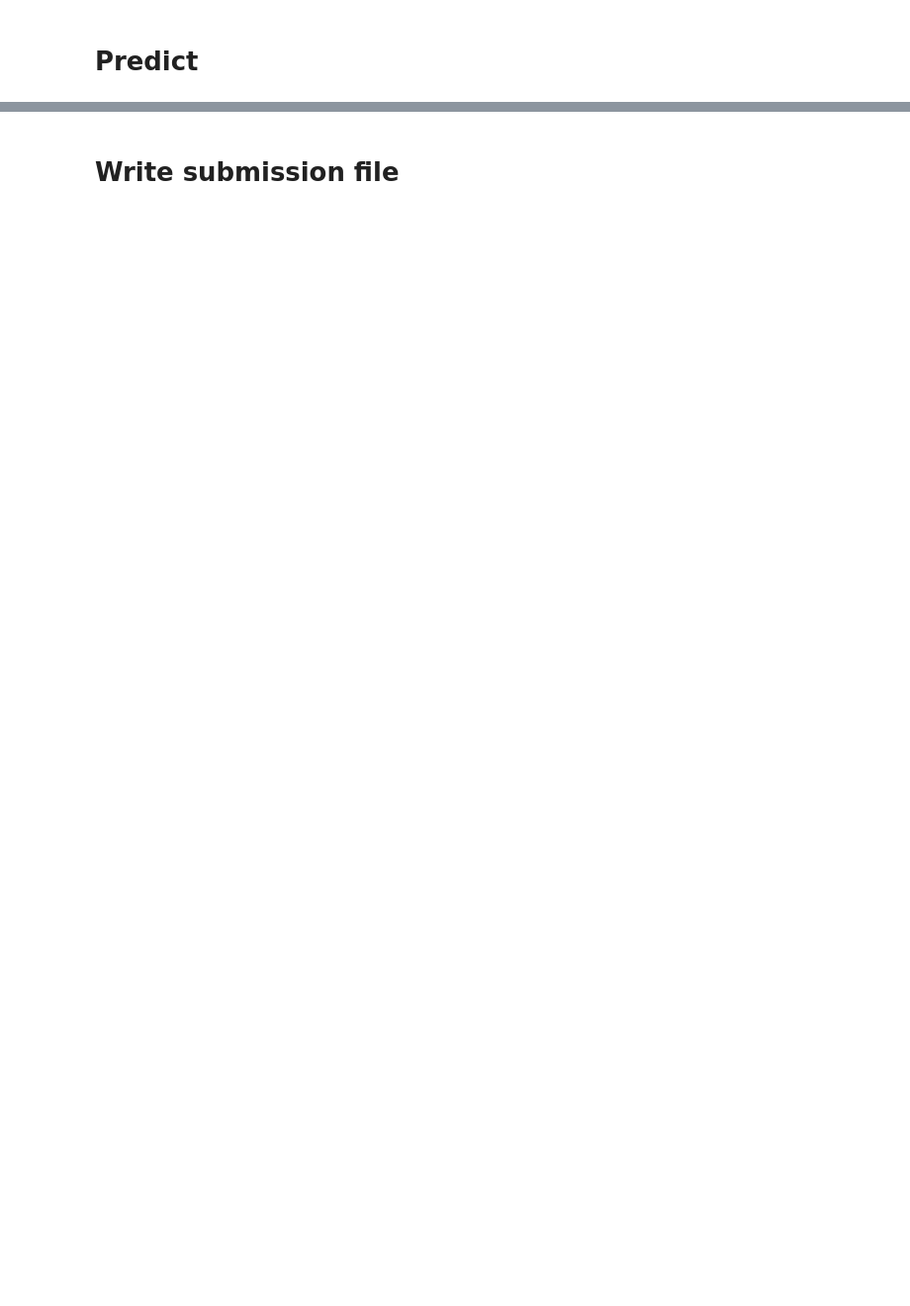
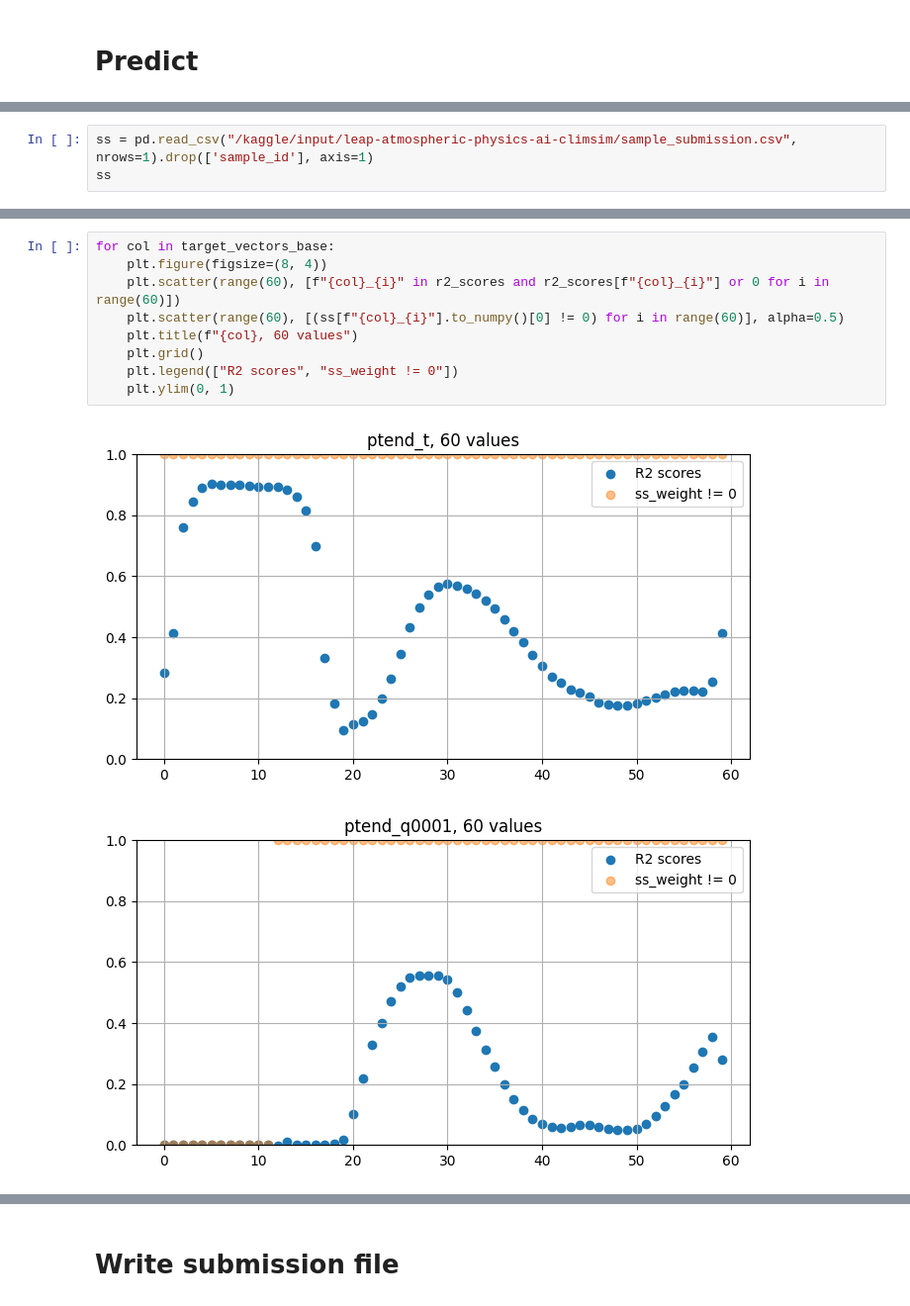
Before and after one commit to szethh/leap, a Jupyter notebook: eda.ipynb, the cells around one changed output, grey strips where cells are left out. Shown at 99% size. Cells and saved outputs as stored; diff of their text form; blank space fills up the shorter version.

```diff
--- a/eda.ipynb
+++ b/eda.ipynb
@@ -287,0 +316,3 @@ test_preds = pd.DataFrame(test_preds, columns=filtered_target_cols)
+# %%
+ss = pd.read_csv("/kaggle/input/leap-atmospheric-physics-ai-climsim/sample_submission.csv", nrows=1).drop(['sample_id'], axis=1)
+ss
@@ -287,0 +323,12 @@ test_preds = pd.DataFrame(test_preds, columns=filtered_target_cols)
+# %%
+for col in target_vectors_base:
+    plt.figure(figsize=(8, 4))
+    plt.scatter(range(60), [f"{col}_{i}" in r2_scores and r2_scores[f"{col}_{i}"] or 0 for i in range(60)])
+    plt.scatter(range(60), [(ss[f"{col}_{i}"].to_numpy()[0] != 0) for i in range(60)], alpha=0.5)
+    plt.title(f"{col}, 60 values")
+    plt.grid()
+    plt.legend(["R2 scores", "ss_weight != 0"])
+    plt.ylim(0, 1)
+# %% [output]
+[figure, added]
+[figure, added]
```
Also changed, not shown: parts of 22 cells of this notebook.
